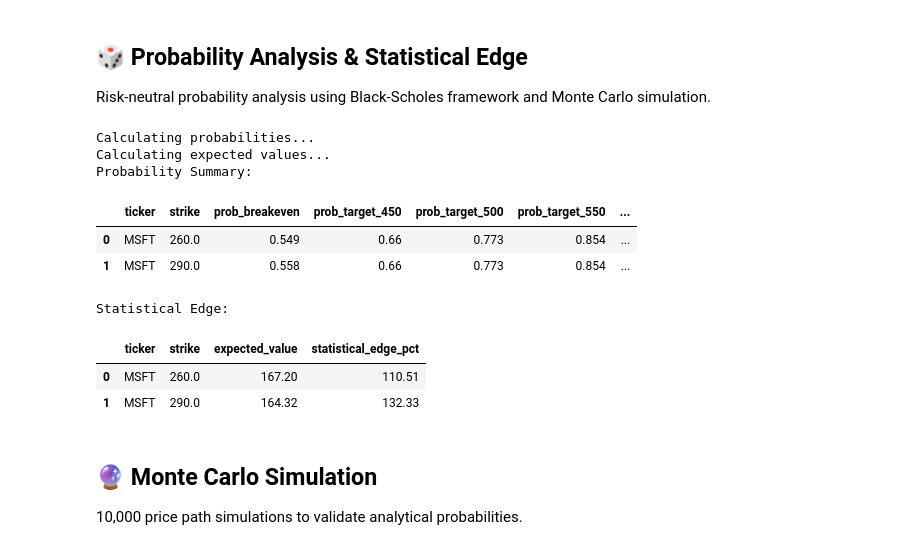
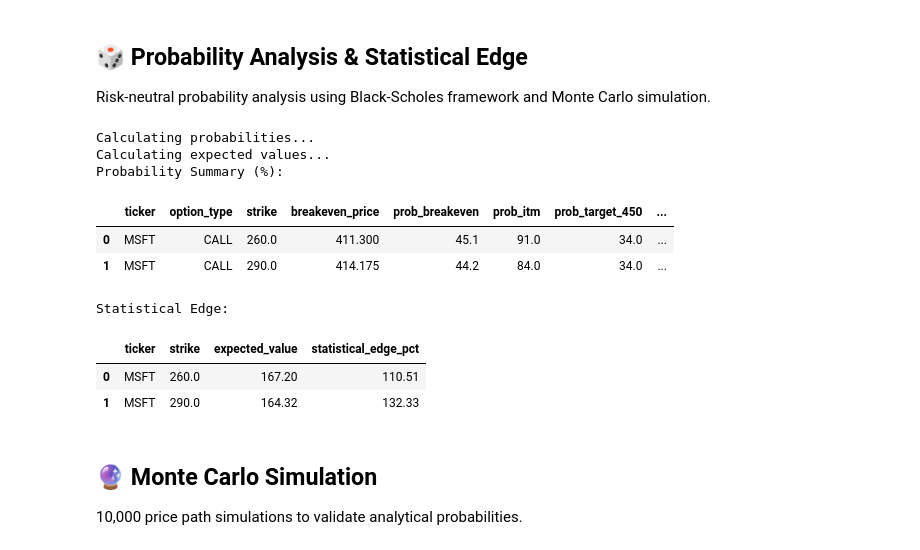
Before and after one commit to mxttwoods/options-screener, a Jupyter notebook: options_monitor_v1_prob.ipynb, the cells around one changed output. Drawn from its saved outputs; the diff is of its cells as text; code cells hidden in the pictures.

```diff
--- a/options_monitor_v1_prob.ipynb
+++ b/options_monitor_v1_prob.ipynb
@@ -564,37 +635,53 @@ print(f"📅 Refresh this notebook daily for updated prices.")
 Risk-neutral probability analysis using Black-Scholes framework and Monte Carlo simulation.
 # %%
 # Cell 12: Probability Analysis
-def risk_neutral_probability(S, K, T, r, vol):
-    # Risk-neutral probability that S_T > K at expiration
-    if T <= 0 or vol <= 0:
+def risk_neutral_probability(S, K, T, r, vol, direction="above"):
+    """Risk-neutral terminal probability under GBM.
+
+    direction="above" returns P(S_T >= K)
+    direction="below" returns P(S_T <= K)
+    """
+    if T <= 0 or vol <= 0 or S <= 0 or K <= 0:
         return np.nan
+
     d2 = (np.log(S / K) + (r - 0.5 * (vol**2)) * T) / (vol * np.sqrt(T))
-    return norm.cdf(-d2)
+    prob_above = norm.cdf(d2)
+
+    if direction == "above":
+        return prob_above
+    if direction == "below":
+        return 1 - prob_above
+
+    raise ValueError("direction must be 'above' or 'below'")
 
 
 def calculate_price_target_probabilities(row, tech):
-    # Price levels to analyze
     S = row["current_underlying"]
     T = row["dte"] / 365.0
     r = RISK_FREE_RATE
     vol = tech.get("volatility", 0.3)
 
+    # For calls, profit requires finish above breakeven; inverse for puts.
+    position_direction = "above" if row["option_type"] == "CALL" else "below"
+
     targets = {
-        "breakeven": row["breakeven_price"],
-        "target_450": 450.0,
-        "target_500": 500.0,
-        "target_550": 550.0,
-        "analyst_target": tech.get("analyst_target", 0),
-        "target_650": 650.0,
-        "target_700": 700.0,
-        "analyst_high": tech.get("target_high", 0),
+        "breakeven": (row["breakeven_price"], position_direction),
+        "itm": (row["strike"], position_direction),
+        "target_450": (450.0, "above"),
+        "target_500": (500.0, "above"),
+        "target_550": (550.0, "above"),
+        "analyst_target": (tech.get("analyst_target", np.nan), "above"),
+        "target_650": (650.0, "above"),
+        "target_700": (700.0, "above"),
+        "analyst_high": (tech.get("target_high", np.nan), "above"),
     }
 
     prob_dict = {}
-    for name, level in targets.items():
-        if level > 0:
-            prob = risk_neutral_probability(S, level, T, r, vol)
-            prob_dict[f"prob_{name}"] = prob
+    for name, (level, direction) in targets.items():
+        if pd.notna(level) and level > 0:
+            prob_dict[f"prob_{name}"] = risk_neutral_probability(
+                S, level, T, r, vol, direction=direction
+            )
 
     return pd.Series(prob_dict)
 
@@ -622,12 +709,15 @@ def calculate_expected_value(row, tech):
     }
 
     expected_value = 0
-    for scenario_name, scenario in scenarios.items():
+    for _, scenario in scenarios.items():
         target_price = scenario["price"]
         probability = scenario["prob"]
 
-        if target_price > 0 and row["option_type"] == "CALL":
-            payoff = max(0, target_price - strike) - entry_cost
+        if target_price > 0:
+            if row["option_type"] == "CALL":
+                payoff = max(0, target_price - strike) - entry_cost
+            else:
+                payoff = max(0, strike - target_price) - entry_cost
             expected_value += payoff * probability
 
     statistical_edge = (expected_value / entry_cost) * 100 if entry_cost > 0 else np.nan
@@ -648,39 +738,43 @@ for _, row in positions.iterrows():
         probs = calculate_price_target_probabilities(row, tech)
         prob_results.append(probs)
     else:
         prob_results.append(pd.Series())
 
 prob_df = pd.DataFrame(prob_results)
 positions = pd.concat([positions, prob_df], axis=1)
 
 print("Calculating expected values...")
 ev_results = []
 for _, row in positions.iterrows():
     tech = technical_data.get(row["ticker"], {})
     if tech:
         ev = calculate_expected_value(row, tech)
         ev_results.append(ev)
     else:
         ev_results.append(pd.Series())
 
 ev_df = pd.DataFrame(ev_results)
 positions = pd.concat([positions, ev_df], axis=1)
 
 # Show results
 prob_cols = [c for c in positions.columns if c.startswith("prob_")]
-print("Probability Summary:")
-display(positions[["ticker", "strike"] + prob_cols].round(3))
+prob_display = positions[["ticker", "option_type", "strike", "breakeven_price"] + prob_cols].copy()
+for col in prob_cols:
+    prob_display[col] = (prob_display[col] * 100).round(1)
+
+print("Probability Summary (%):")
+display(prob_display)
 
 print("Statistical Edge:")
 ev_cols = ["expected_value", "statistical_edge_pct"]
 display(positions[["ticker", "strike"] + ev_cols].round(2))
 # %% [output]
 Calculating probabilities...
 Calculating expected values...
-Probability Summary:
+Probability Summary (%):
-|  | ticker | strike | prob_breakeven | prob_target_450 | prob_target_500 | prob_target_550 | ... |
-| 0 | MSFT | 260.0 | 0.549 | 0.66 | 0.773 | 0.854 | ... |
-| 1 | MSFT | 290.0 | 0.558 | 0.66 | 0.773 | 0.854 | ... |
+|  | ticker | option_type | strike | breakeven_price | prob_breakeven | prob_itm | prob_target_450 | ... |
+| 0 | MSFT | CALL | 260.0 | 411.300 | 45.1 | 91.0 | 34.0 | ... |
+| 1 | MSFT | CALL | 290.0 | 414.175 | 44.2 | 84.0 | 34.0 | ... |
 Statistical Edge:
 |  | ticker | strike | expected_value | statistical_edge_pct |
 | 0 | MSFT | 260.0 | 167.20 | 110.51 |
```
Also changed, not shown: parts of 13 cells of this notebook, 1 other file.
